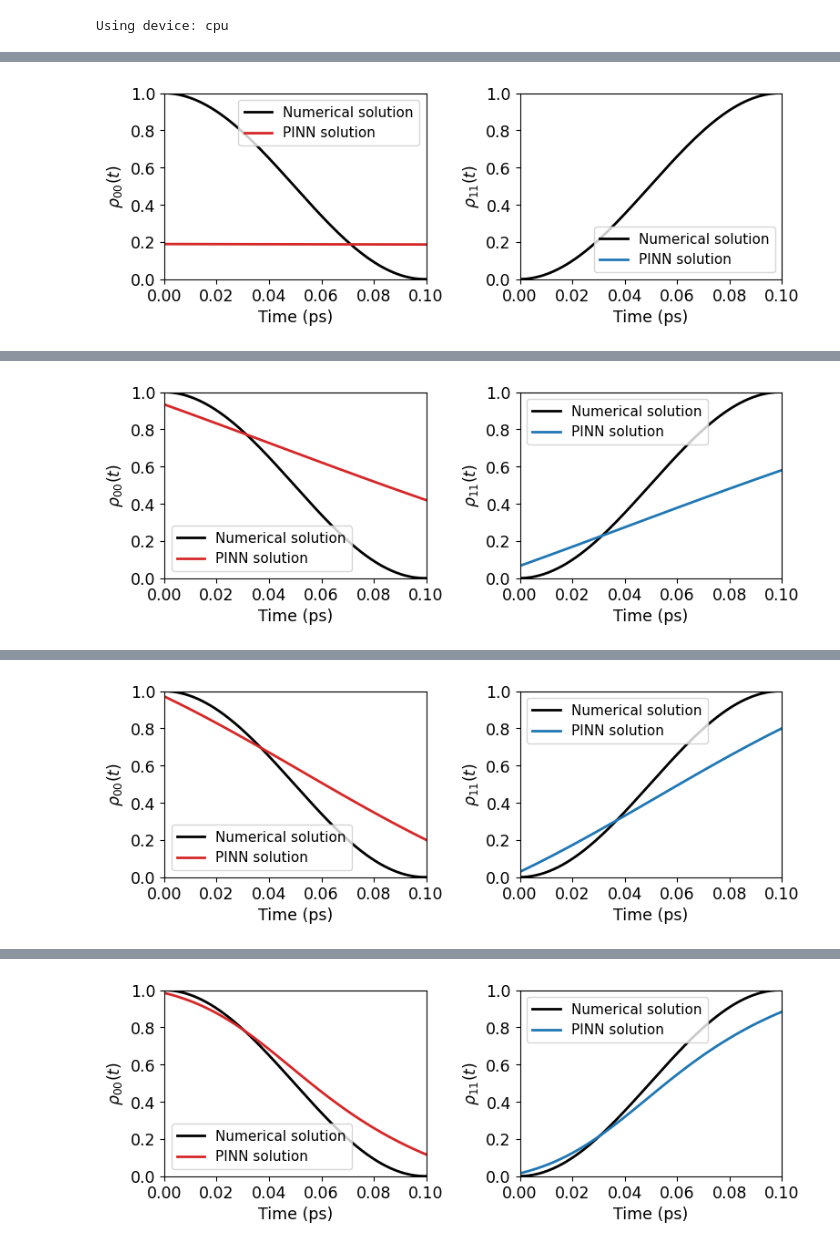
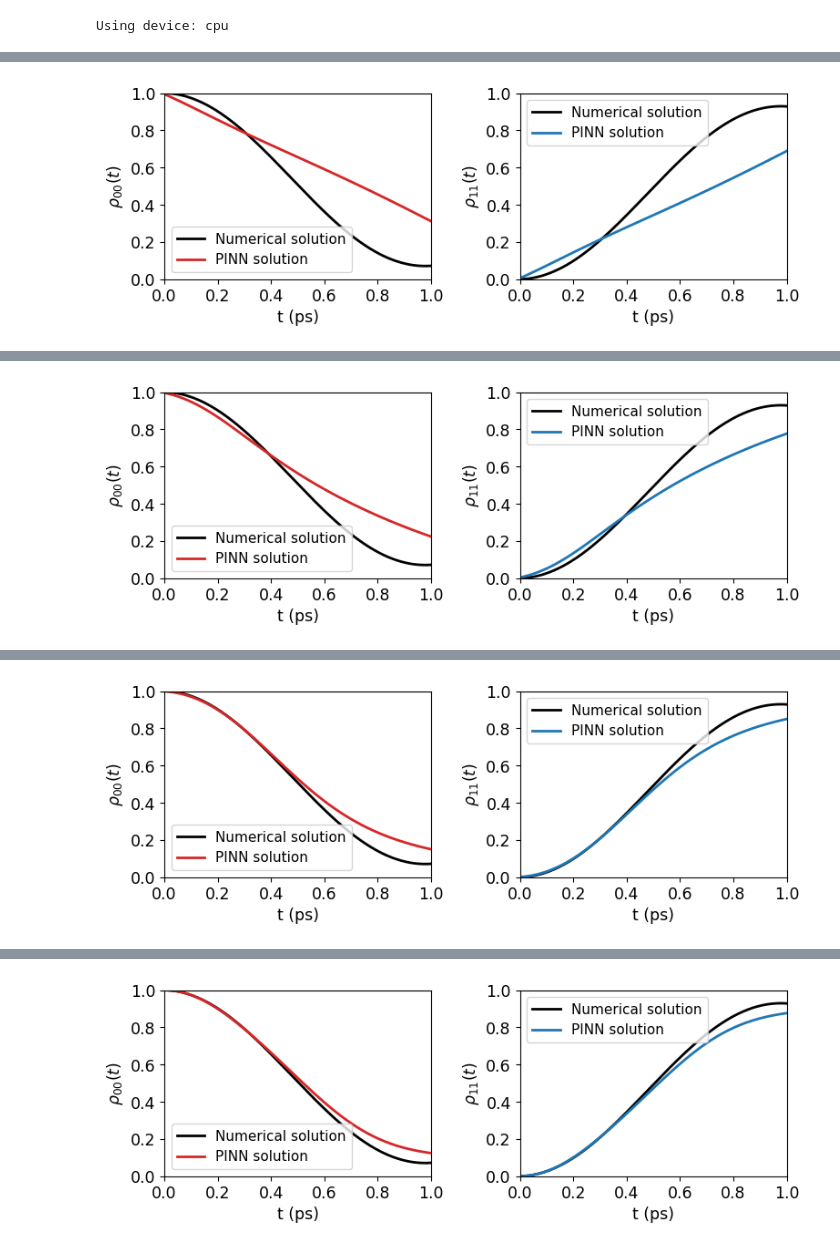
Before and after one commit to Sutirtha-github/pinn_nz, a Jupyter notebook: notebook.ipynb, the cells around one changed output, grey strips where cells are left out. Saved outputs shown, nothing was run; the diff lists cells and outputs as text; code cells hidden in the pictures.

```diff
--- a/notebook.ipynb
+++ b/notebook.ipynb
@@ -20,7 +22,7 @@ nz_ex.plot_results(times, rhos)
 # Initial density matrix
 rho_init = torch.diag(torch.tensor([1.0, 0.0, 0.0], dtype=torch.cfloat))
 
-nz_biex = NZSolverBiex(D=0.1, steps=300, A=0.0112, omega_c=3.04, T=10)
+nz_biex = NZSolverBiex(D=1, steps=1000, alpha=0.126, omega_c=3.04, T=10)
 
 start = time.time()
 times, rhos = nz_biex.solve(rho_init)
@@ -37,8 +39,8 @@ Time taken: 22.4 seconds
 rho_diag = torch.stack([torch.real(torch.diag(rho)) for rho in rhos])
 
 start = time.time()
-ex_model = train_nz_pinn(sys='e', t=times, rho_diag=rho_diag, D=0.1, t_intervals = 20, A=0.0112, T=10, omega_c=3.04,
-                    n_layers=4, n_hidden=32, epochs=501, lr=1e-2, lam=0.001, plot_interval=100)
+ex_model = train_nz_pinn(sys='e', t=times, rho_diag=rho_diag, D=1, t_intervals = 20, alpha=0.126, T=10, omega_c=3.04,
+                    n_layers=4, n_hidden=32, epochs=700, lr=1e-2, lam=0.01, plot_interval=100)
 end = time.time()
 
 print(f"Time elapsed:  {(end-start)/60} min")
@@ -47 +49 @@ Epoch: 0  |  Loss = 9.58153e-01
-[figure, old version]
+[figure, new version]
@@ -49 +51 @@ Epoch: 100  |  Loss = 1.90940e-02
-[figure, old version]
+[figure, new version]
@@ -51 +53 @@ Epoch: 200  |  Loss = 6.67642e-03
-[figure, old version]
+[figure, new version]
@@ -53 +55 @@ Epoch: 300  |  Loss = 2.92555e-03
-[figure, old version]
+[figure, new version]
```
Also changed, not shown: parts of 10 cells of this notebook, 18 other files.
